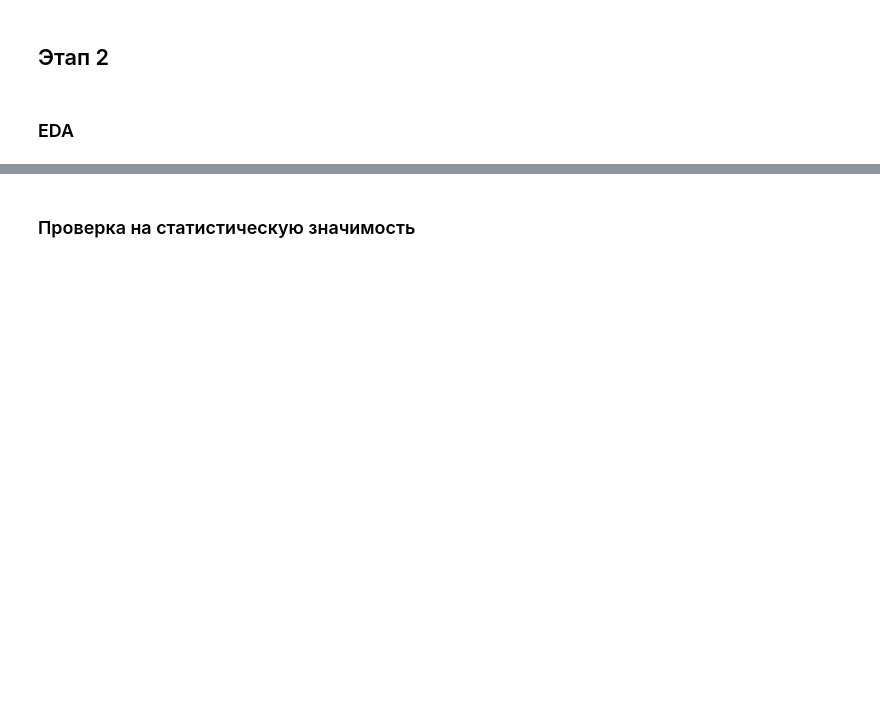
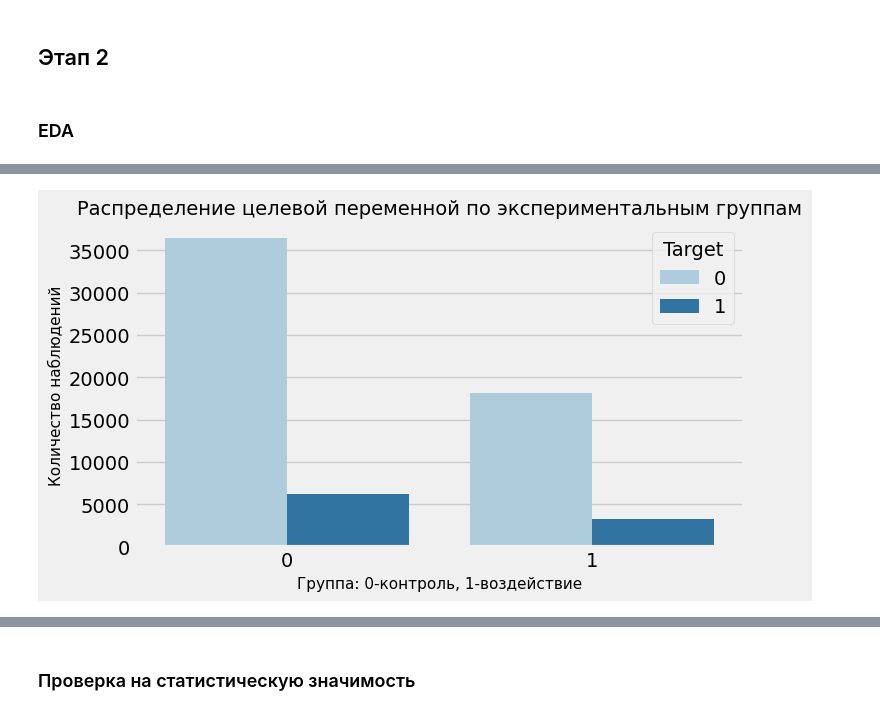
Before and after one commit to LadyProGo/mle-project-sprint-5-v001, a Jupyter notebook: final_uplift_project.ipynb, the cells around one changed output, grey strips where cells are left out. Cells and saved outputs as stored; diff of their text form; code cells hidden in the pictures; blank space fills up the shorter version.

```diff
--- a/final_uplift_project.ipynb
+++ b/final_uplift_project.ipynb
@@ -12,0 +345,15 @@
+# %%
+# создаём визуализацию распределения таргета по экспериментальным группам
+plt.figure(figsize=(7, 4))
+sns.countplot(
+    data=data,
+    x="treatment",
+    hue="target"
+)
+plt.title("Распределение целевой переменной по экспериментальным группам", fontsize=14)
+plt.xlabel("Группа: 0-контроль, 1-воздействие", fontsize=11)
+plt.ylabel("Количество наблюдений", fontsize=11)
+plt.legend(title="Target")
+plt.show()
+# %% [output]
+[figure, added]
```
Also changed, not shown: parts of 58 cells of this notebook, 2 other files.
